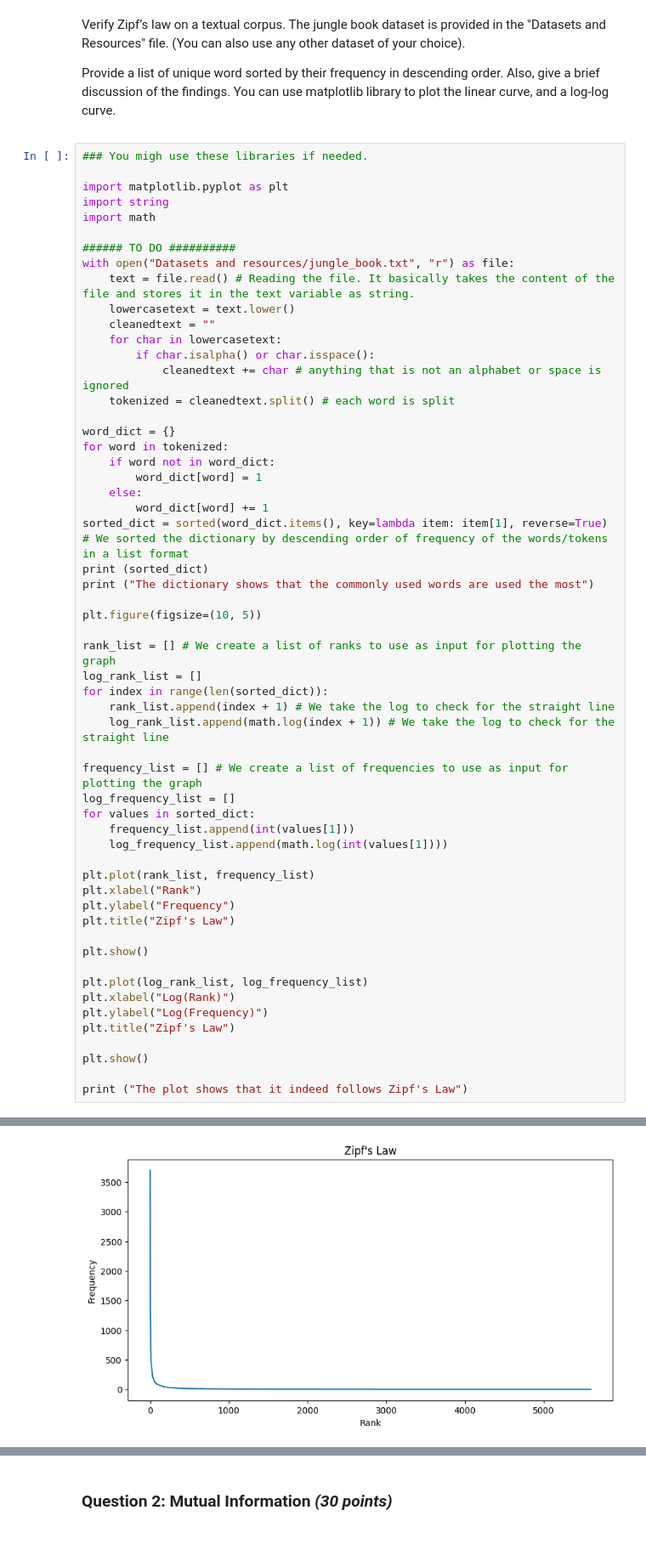
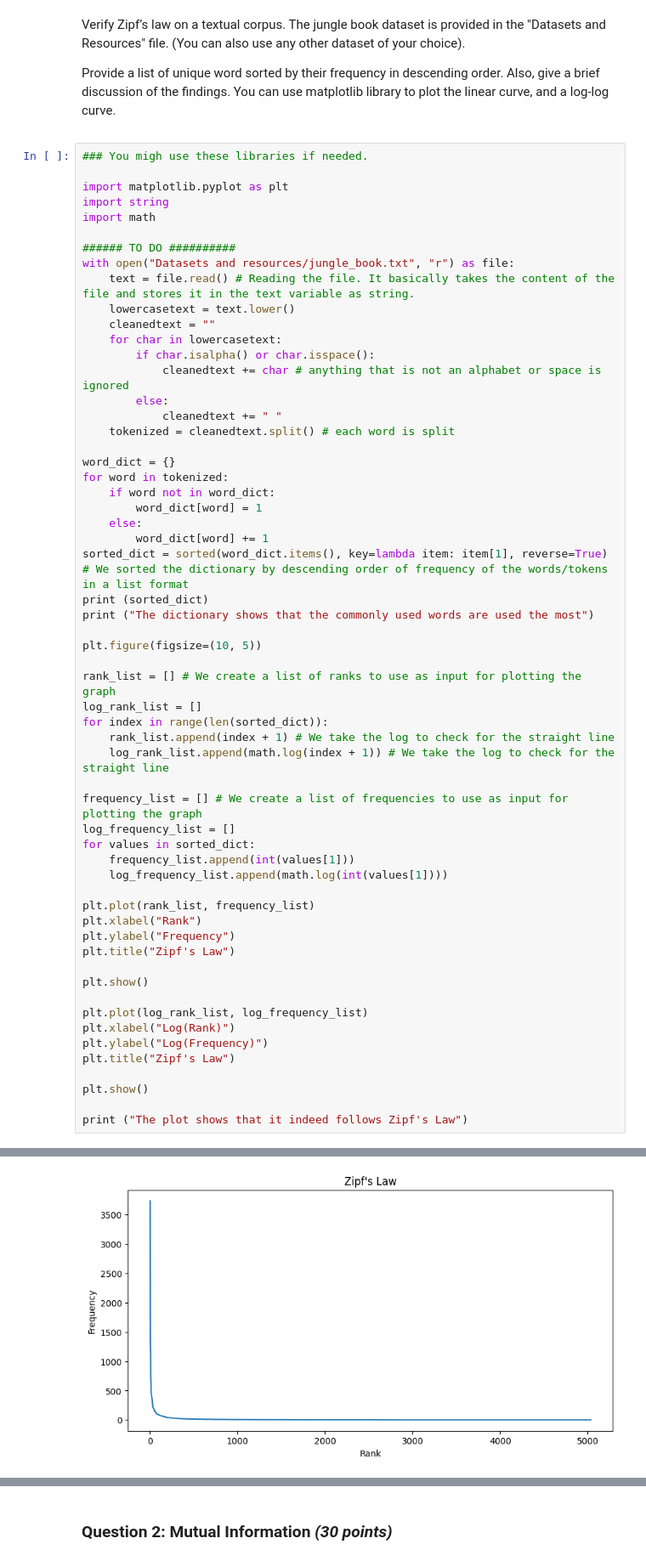
Before and after one commit to rohanraaj2/Spoken-and-Natural-Language-Understanding, a Jupyter notebook: Assignment_1.ipynb, the cells around one changed output, grey strips where cells are left out. Shown at 85% size. Drawn from its saved outputs; the diff is of its cells as text.

```diff
--- a/Assignment_1.ipynb
+++ b/Assignment_1.ipynb
@@ -36,6 +36,8 @@ with open("Datasets and resources/jungle_book.txt", "r") as file:
     for char in lowercasetext:
         if char.isalpha() or char.isspace():
             cleanedtext += char # anything that is not an alphabet or space is ignored
+        else:
+            cleanedtext += " "
     tokenized = cleanedtext.split() # each word is split
 
 word_dict = {}
@@ -82,2 +84,2 @@ print ("The plot shows that it indeed follows Zipf's Law")
 The dictionary shows that the commonly used words are used the most
-[figure, old version]
+[figure, new version]
```
Also changed, not shown: parts of 2 cells of this notebook.
